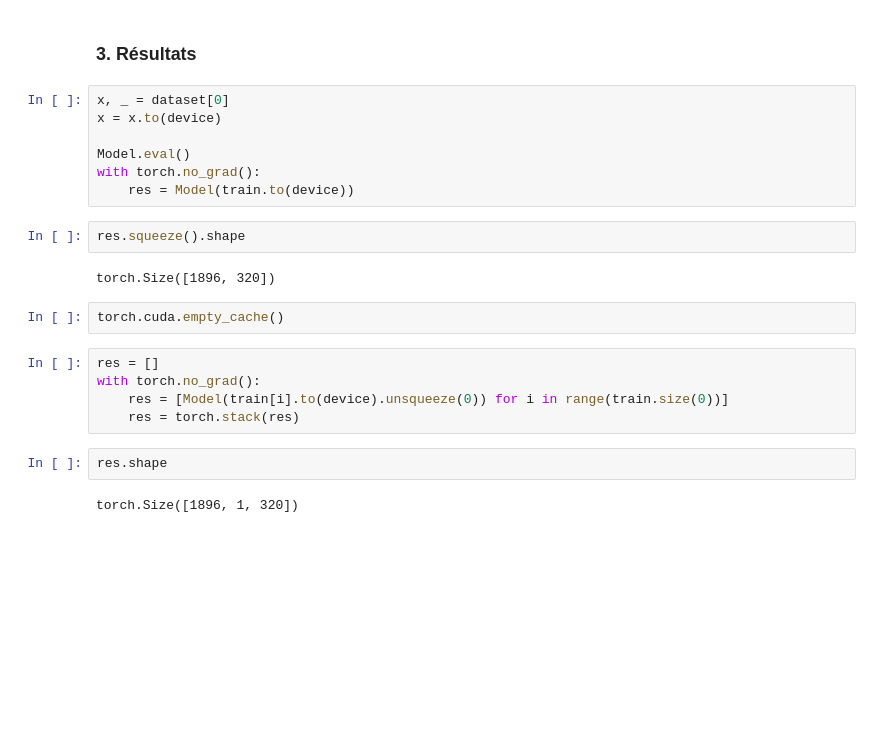
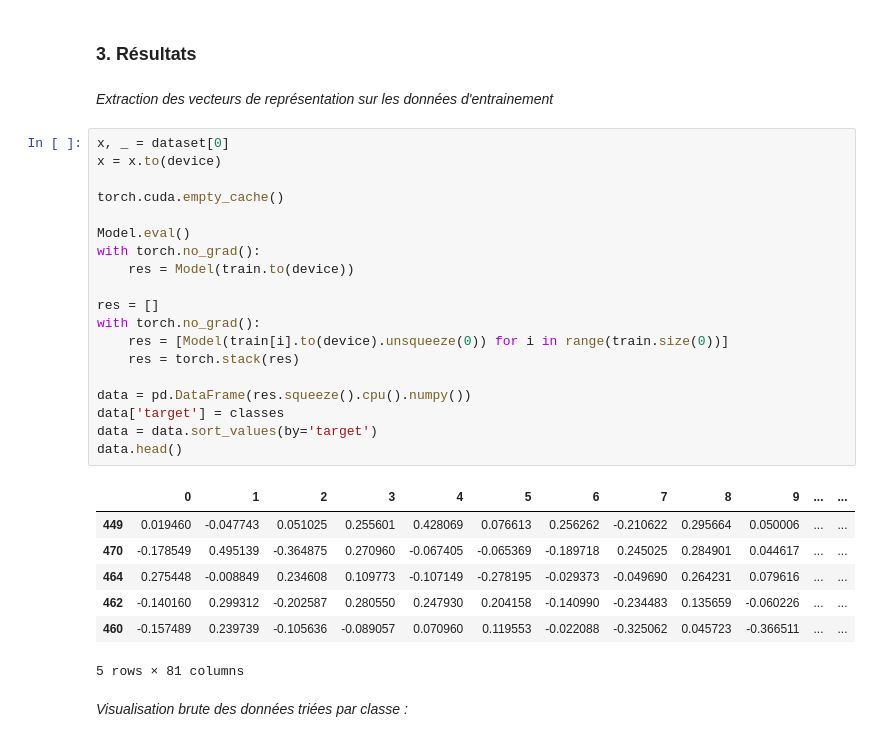
Before and after one commit to Lorbru/UnsupervisedTimeSeries, a Jupyter notebook: demo.ipynb, the cells around one changed output. Saved outputs shown, nothing was run; the diff lists cells and outputs as text; blank space fills up the shorter version.

```diff
--- a/demo.ipynb
+++ b/demo.ipynb
@@ -112,27 +129,36 @@ for epoch in range(n_epochs):
 # %% [markdown]
 ### 3. Résultats
+# %% [markdown]
+*Extraction des vecteurs de représentation sur les données d'entrainement*
 # %%
 x, _ = dataset[0]
 x = x.to(device)
 
+torch.cuda.empty_cache()
+
 Model.eval()
 with torch.no_grad():
     res = Model(train.to(device))
+
+res = []
+with torch.no_grad():
+    res = [Model(train[i].to(device).unsqueeze(0)) for i in range(train.size(0))]
+    res = torch.stack(res)
+
+data = pd.DataFrame(res.squeeze().cpu().numpy())
+data['target'] = classes
+data = data.sort_values(by='target')
+data.head()
+# %% [output]
+|  | 0 | 1 | 2 | 3 | 4 | 5 | 6 | 7 | 8 | 9 | ... | ... |
+| 449 | 0.019460 | -0.047743 | 0.051025 | 0.255601 | 0.428069 | 0.076613 | 0.256262 | -0.210622 | 0.295664 | 0.050006 | ... | ... |
+| 470 | -0.178549 | 0.495139 | -0.364875 | 0.270960 | -0.067405 | -0.065369 | -0.189718 | 0.245025 | 0.284901 | 0.044617 | ... | ... |
+| 464 | 0.275448 | -0.008849 | 0.234608 | 0.109773 | -0.107149 | -0.278195 | -0.029373 | -0.049690 | 0.264231 | 0.079616 | ... | ... |
+| 462 | -0.140160 | 0.299312 | -0.202587 | 0.280550 | 0.247930 | 0.204158 | -0.140990 | -0.234483 | 0.135659 | -0.060226 | ... | ... |
+| 460 | -0.157489 | 0.239739 | -0.105636 | -0.089057 | 0.070960 | 0.119553 | -0.022088 | -0.325062 | 0.045723 | -0.366511 | ... | ... |
+5 rows × 81 columns
-# %%
-res.squeeze().shape
-# %% [output]
-torch.Size([1896, 320])
-# %%
-torch.cuda.empty_cache()
-# %%
-res = []
-with torch.no_grad():
-    res = [Model(train[i].to(device).unsqueeze(0)) for i in range(train.size(0))]
-    res = torch.stack(res)
-# %%
-res.shape
-# %% [output]
-torch.Size([1896, 1, 320])
+# %% [markdown]
+*Visualisation brute des données triées par classe :*
 # %%
 import matplotlib.pyplot as plt
 
```
Also changed, not shown: parts of 11 cells of this notebook, 12 other files.
